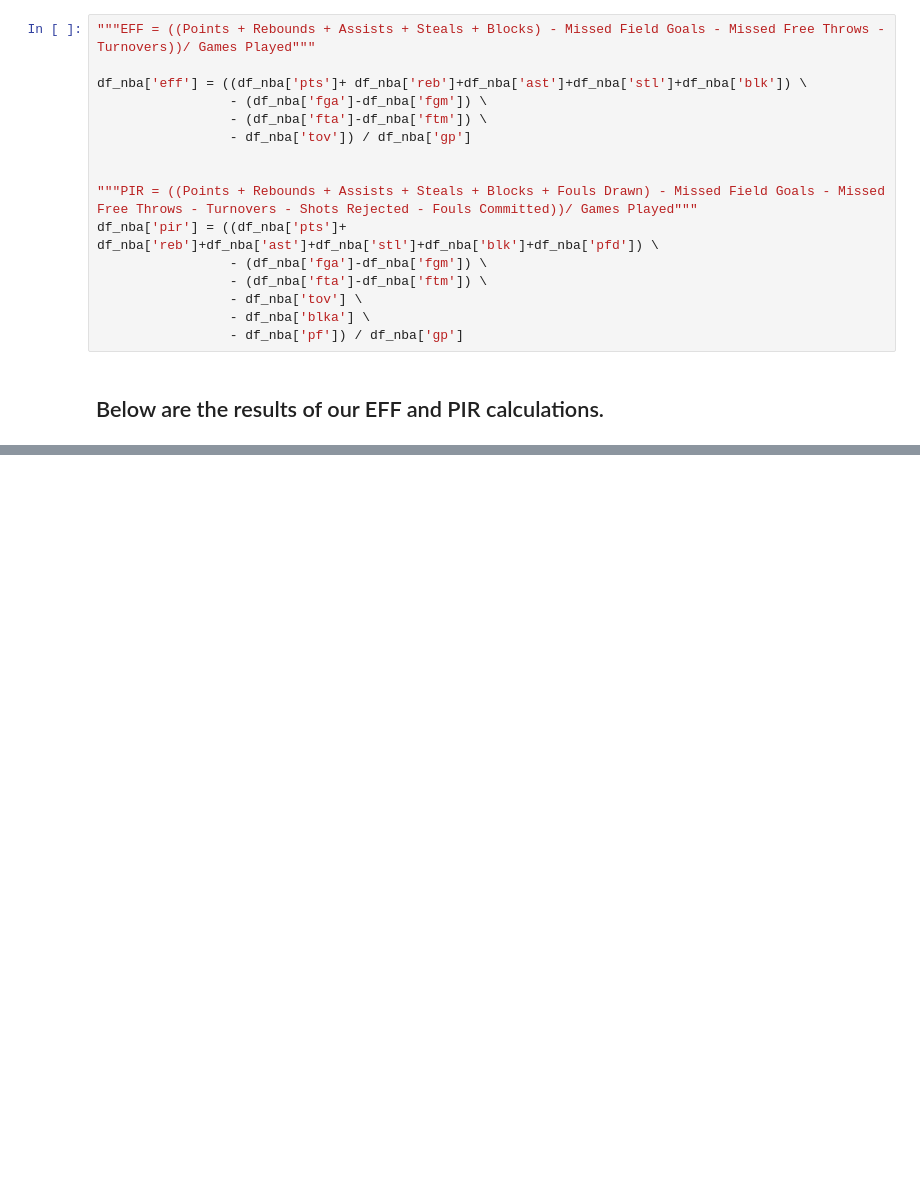
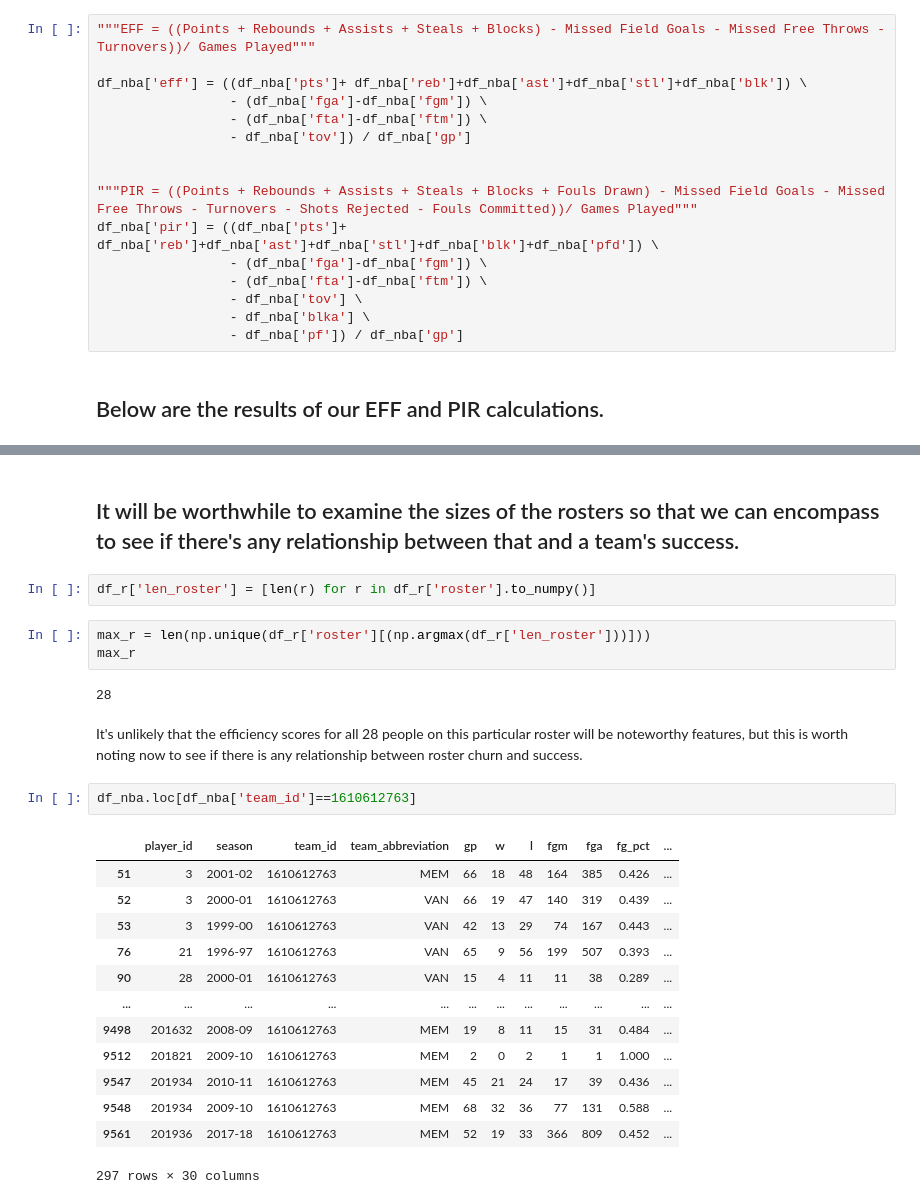
Before and after one commit to jangelchik/basketball_efficiency, a Jupyter notebook: data_and_plots.ipynb, the cells around one changed output, grey strips where cells are left out. Drawn from its saved outputs; the diff is of its cells as text; blank space fills up the shorter version.

```diff
--- a/data_and_plots.ipynb
+++ b/data_and_plots.ipynb
@@ -201,0 +231,27 @@ df_by_team = df_nba.groupby(['team_id','season'])
+# %% [markdown]
+## It will be worthwhile to examine the sizes of the rosters so that we can encompass to see if there's any relationship between that and a team's success.
+# %%
+df_r['len_roster'] = [len(r) for r in df_r['roster'].to_numpy()]
+# %%
+max_r = len(np.unique(df_r['roster'][(np.argmax(df_r['len_roster']))]))
+max_r
+# %% [output]
+28
+# %% [markdown]
+It's unlikely that the efficiency scores for all 28 people on this particular roster will be noteworthy features, but this is worth noting now to see if there is any relationship between roster churn and success.
+# %%
+df_nba.loc[df_nba['team_id']==1610612763]
+# %% [output]
+|  | player_id | season | team_id | team_abbreviation | gp | w | l | fgm | fga | fg_pct | ... |
+| 51 | 3 | 2001-02 | 1610612763 | MEM | 66 | 18 | 48 | 164 | 385 | 0.426 | ... |
+| 52 | 3 | 2000-01 | 1610612763 | VAN | 66 | 19 | 47 | 140 | 319 | 0.439 | ... |
+| 53 | 3 | 1999-00 | 1610612763 | VAN | 42 | 13 | 29 | 74 | 167 | 0.443 | ... |
+| 76 | 21 | 1996-97 | 1610612763 | VAN | 65 | 9 | 56 | 199 | 507 | 0.393 | ... |
+| 90 | 28 | 2000-01 | 1610612763 | VAN | 15 | 4 | 11 | 11 | 38 | 0.289 | ... |
+| ... | ... | ... | ... | ... | ... | ... | ... | ... | ... | ... | ... |
+| 9498 | 201632 | 2008-09 | 1610612763 | MEM | 19 | 8 | 11 | 15 | 31 | 0.484 | ... |
+| 9512 | 201821 | 2009-10 | 1610612763 | MEM | 2 | 0 | 2 | 1 | 1 | 1.000 | ... |
+| 9547 | 201934 | 2010-11 | 1610612763 | MEM | 45 | 21 | 24 | 17 | 39 | 0.436 | ... |
+| 9548 | 201934 | 2009-10 | 1610612763 | MEM | 68 | 32 | 36 | 77 | 131 | 0.588 | ... |
+| 9561 | 201936 | 2017-18 | 1610612763 | MEM | 52 | 19 | 33 | 366 | 809 | 0.452 | ... |
+297 rows × 30 columns
```
Also changed, not shown: parts of 42 cells of this notebook, 3 other files.
